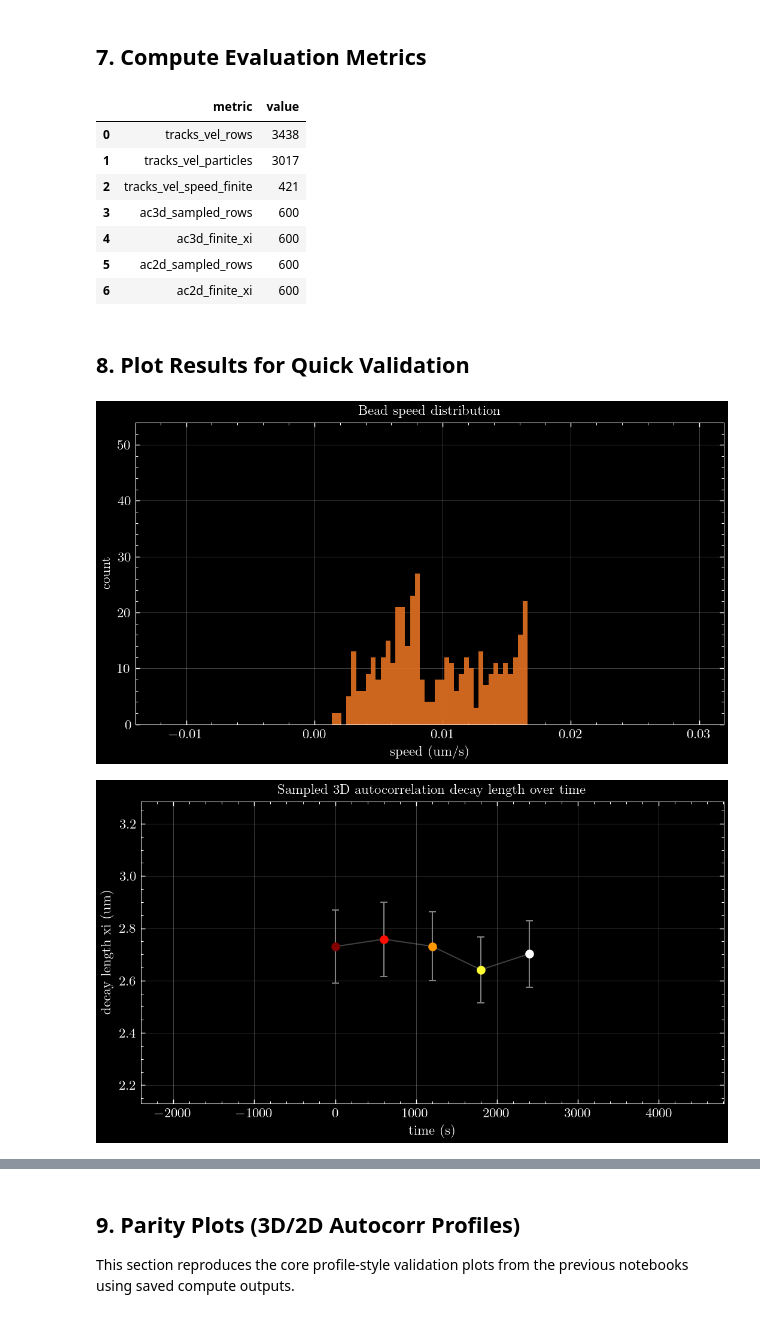
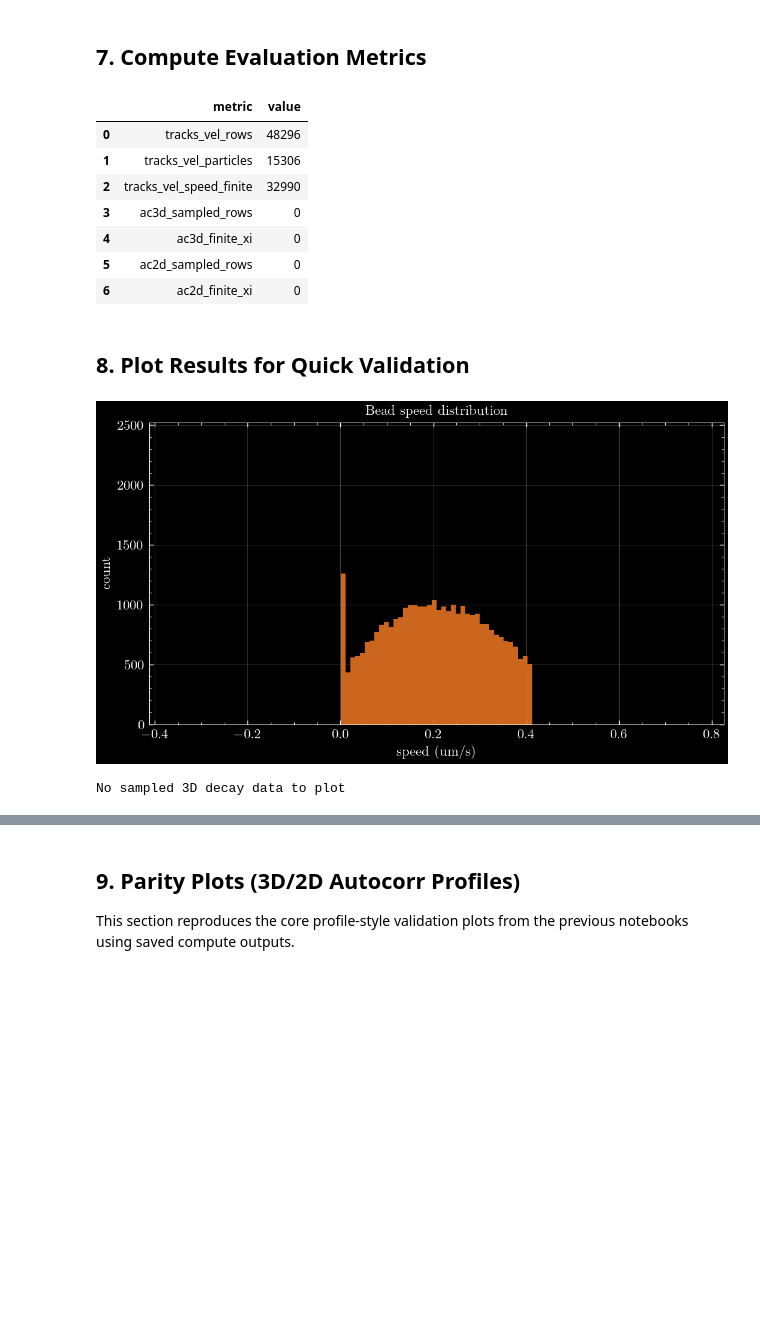
Before and after one commit to tomic1/master, a Jupyter notebook: analysis_unified.ipynb, the cells around one changed output, grey strips where cells are left out. Drawn from its saved outputs; the diff is of its cells as text; code cells hidden in the pictures; blank space fills up the shorter version.

Commit message:
more angular analysis

```diff
--- a/analysis_unified.ipynb
+++ b/analysis_unified.ipynb
@@ -30,22 +30,25 @@ config_path = ROOT / 'config' / 'analysis_default.yaml'
 base_config = load_analysis_config(str(config_path))
 
 # Notebook overrides for rapid iteration.
-quick_test_mode = True
-quick_test_frames = 5
+quick_test_mode = False
+quick_test_frames = 2
 
 overrides = {
     'dataset': {
-        # 'dataset_id': 'AMF_101_003__C640_C470',
-        # 'base_dir': '/Volumes/TOM_DATA',
+        'dataset_id': 'AMF_095_002__C640_C470',
+        'base_dir': '/Volumes/dataserver_files/Group_Bausch/Tom_Dataserver/20260311',
     },
     'runtime': {
         'skip_existing': not quick_test_mode,
         'verbose': True,
     },
     'beads': {
+        'parallel_workers': 0,
+        'angular_mode': True,
         # 'channel_to_use': 1,
     },
     'autocorr': {
+        'parallel_workers': 0,
         # 'single_frame_3d': 0,
     }
 }
@@ -54,8 +57,14 @@ overrides = {
 if quick_test_mode:
     overrides.setdefault('dataset', {})['tstop'] = int(quick_test_frames)
 
+pipeline_run_mode = 'test' if quick_test_mode else 'full'
+
 config = merge_overrides(base_config, overrides)
+config['beads']['compute_angular_speed'] = bool(config['beads'].get('angular_mode', False))
+if bool(config['beads'].get('angular_mode', False)):
+    config['autocorr']['enabled'] = False
 print('Dataset ID:', config['dataset']['dataset_id'])
 print('Base dir:', config['dataset']['base_dir'])
+print('Pipeline run mode:', pipeline_run_mode)
 print('Quick test mode:', quick_test_mode, '| tstop:', config['dataset'].get('tstop'))
 # %% [output]
@@ -181,13 +226,13 @@ metrics_df = pd.DataFrame(metrics_rows)
 metrics_df
 # %% [output]
 |  | metric | value |
-| 0 | tracks_vel_rows | 3438 |
-| 1 | tracks_vel_particles | 3017 |
-| 2 | tracks_vel_speed_finite | 421 |
-| 3 | ac3d_sampled_rows | 600 |
-| 4 | ac3d_finite_xi | 600 |
-| 5 | ac2d_sampled_rows | 600 |
-| 6 | ac2d_finite_xi | 600 |
+| 0 | tracks_vel_rows | 48296 |
+| 1 | tracks_vel_particles | 15306 |
+| 2 | tracks_vel_speed_finite | 32990 |
+| 3 | ac3d_sampled_rows | 0 |
+| 4 | ac3d_finite_xi | 0 |
+| 5 | ac2d_sampled_rows | 0 |
+| 6 | ac2d_finite_xi | 0 |
 # %% [markdown]
 ## 8. Plot Results for Quick Validation
 # %%
@@ -201,9 +246,27 @@ def _save_dual_pdf(fig, stem: str):
     fig.savefig(out_dark, dpi=150, bbox_inches='tight')
 
 
+def _white_style_context():
+    return plt.style.context([
+        './science.mplstyle.txt',
+        {
+            'figure.facecolor': 'white',
+            'axes.facecolor': 'white',
+            'savefig.facecolor': 'white',
+            'text.color': 'black',
+            'axes.labelcolor': 'black',
+            'axes.edgecolor': 'black',
+            'xtick.color': 'black',
+            'ytick.color': 'black',
+            'grid.color': '0.8',
+            'legend.edgecolor': '0.5',
+        },
+    ])
+
+
 def _save_dual_replot(stem: str, plot_fn):
-    # Re-plot in default style for paper-friendly white background output.
-    with plt.style.context('default'):
+    # Re-plot with the science style on a white background for paper-ready output.
+    with _white_style_context():
         fig_w, ax_w = plt.subplots(figsize=(7, 4), dpi=150)
         plot_fn(ax_w)
         fig_w.savefig(plot_dir / f"{stem}_white.pdf", dpi=150, bbox_inches='tight')
@@ -295,32 +358,32 @@ if len(xi_3d):
     ax_decay3d.set_xlabel('time (s)')
     ax_decay3d.set_ylabel('decay length xi (um)')
     ax_decay3d.set_title('Sampled 3D autocorrelation decay length over time')
     ax_decay3d.grid(True, alpha=0.25)
     plt.tight_layout()
     plt.show()
 
     _save_dual_pdf(fig_decay3d, f"{dataset_id}_ac3d_decay_over_time")
 
     def _decay3d_plot_white(ax):
         for idx in range(len(x_3d)):
             ax.errorbar(
                 x_3d[idx],
                 y_3d[idx],
                 yerr=None if yerr_3d is None else yerr_3d[idx],
                 fmt='o',
                 color=colors_3d[idx],
                 ecolor='gray',
                 capsize=3,
             )
         ax.plot(x_3d, y_3d, color='gray', alpha=0.5)
         ax.set_xlabel('time (s)')
         ax.set_ylabel('decay length xi (um)')
         ax.set_title('Sampled 3D autocorrelation decay length over time')
         ax.grid(True, alpha=0.25)
 
     _save_dual_replot(f"{dataset_id}_ac3d_decay_over_time", _decay3d_plot_white)
 else:
     print('No sampled 3D decay data to plot')
 # %% [output]
-[figure, old version]
+[figure, new version]
-[figure, removed]
+No sampled 3D decay data to plot
```
Also changed, not shown: parts of 18 cells of this notebook, 10 other files.
